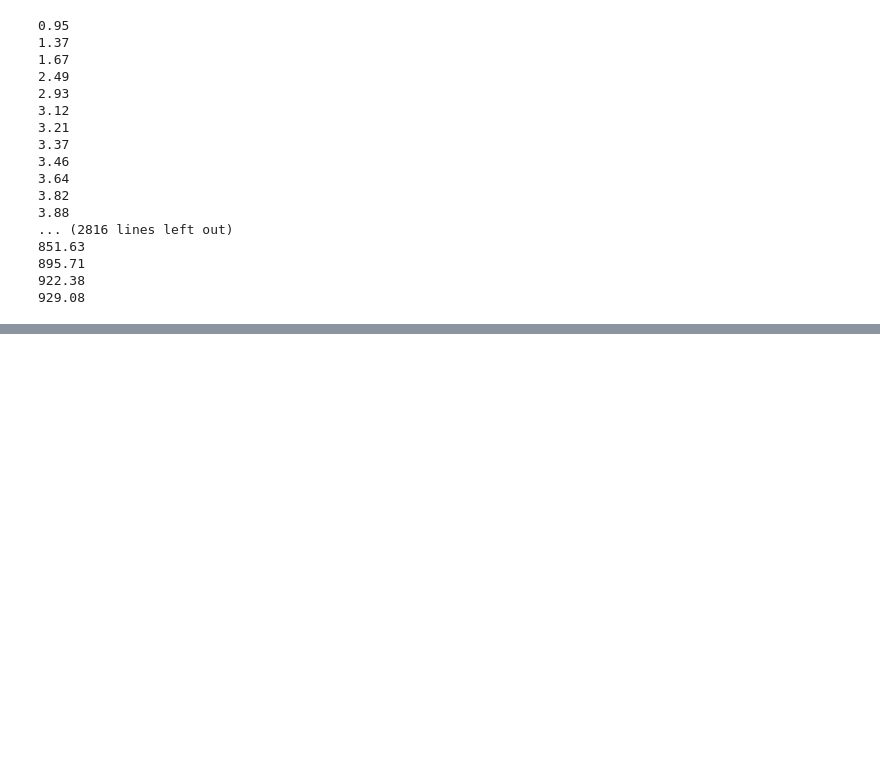
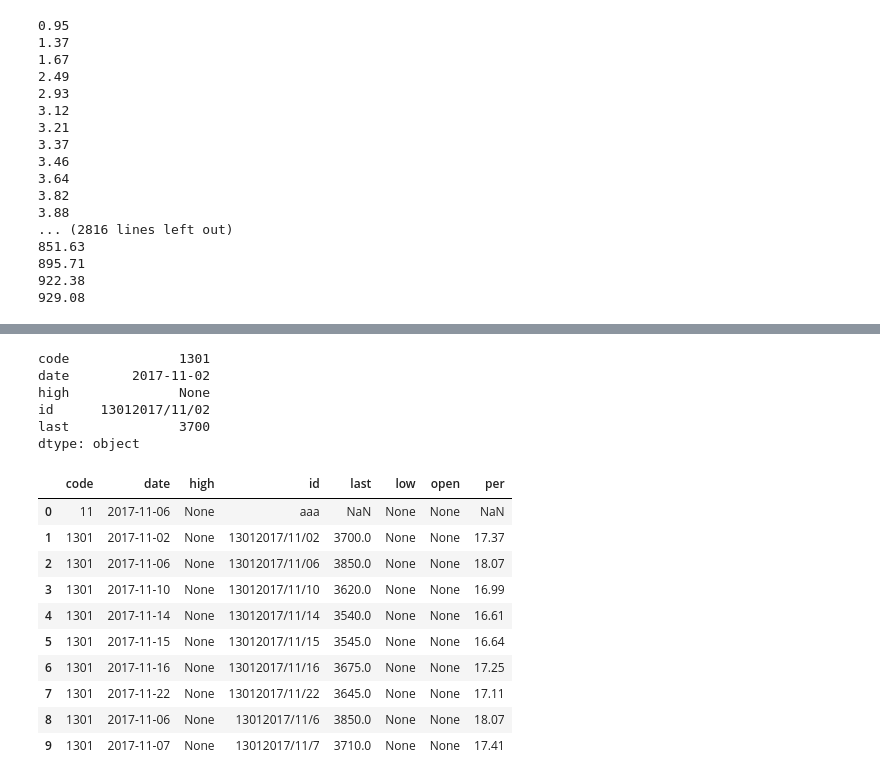
Before and after one commit to lightondust/jupyter, a Jupyter notebook: PyPlot.ipynb, the cells around one changed output, grey strips where cells are left out. Saved outputs shown, nothing was run; the diff lists cells and outputs as text; code cells hidden in the pictures; blank space fills up the shorter version.

```diff
--- a/PyPlot.ipynb
+++ b/PyPlot.ipynb
@@ -210,0 +272,25 @@ for per in per_arr:
+# %%
+obj_dict.head()
+# %% [output]
+code              1301
+date        2017-11-02
+high              None
+id      13012017/11/02
+last              3700
+dtype: object
+# %%
+df = pd.DataFrame(result)
+# %%
+df
+# %% [output]
+|  | code | date | high | id | last | low | open | per |
+| 0 | 11 | 2017-11-06 | None | aaa | NaN | None | None | NaN |
+| 1 | 1301 | 2017-11-02 | None | 13012017/11/02 | 3700.0 | None | None | 17.37 |
+| 2 | 1301 | 2017-11-06 | None | 13012017/11/06 | 3850.0 | None | None | 18.07 |
+| 3 | 1301 | 2017-11-10 | None | 13012017/11/10 | 3620.0 | None | None | 16.99 |
+| 4 | 1301 | 2017-11-14 | None | 13012017/11/14 | 3540.0 | None | None | 16.61 |
+| 5 | 1301 | 2017-11-15 | None | 13012017/11/15 | 3545.0 | None | None | 16.64 |
+| 6 | 1301 | 2017-11-16 | None | 13012017/11/16 | 3675.0 | None | None | 17.25 |
+| 7 | 1301 | 2017-11-22 | None | 13012017/11/22 | 3645.0 | None | None | 17.11 |
+| 8 | 1301 | 2017-11-06 | None | 13012017/11/6 | 3850.0 | None | None | 18.07 |
+| 9 | 1301 | 2017-11-07 | None | 13012017/11/7 | 3710.0 | None | None | 17.41 |
```
Also changed, not shown: parts of 16 cells of this notebook.
